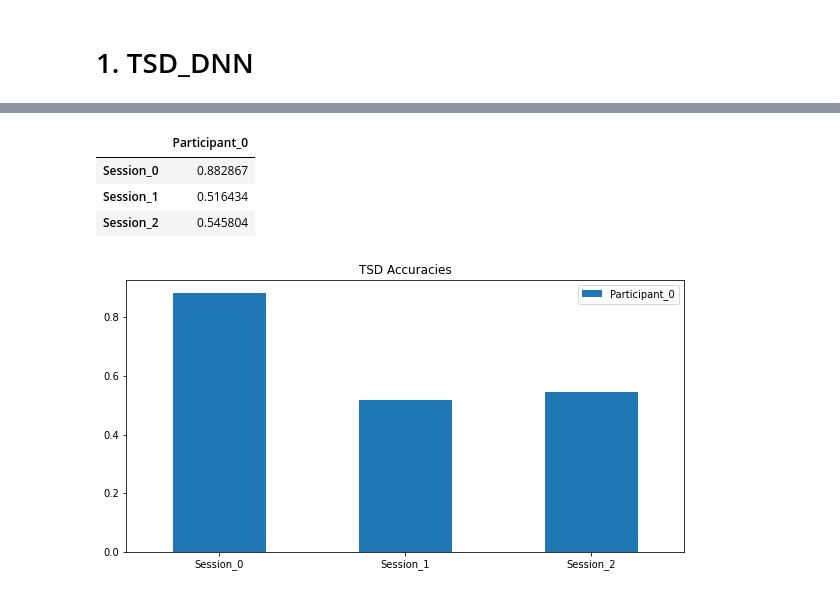
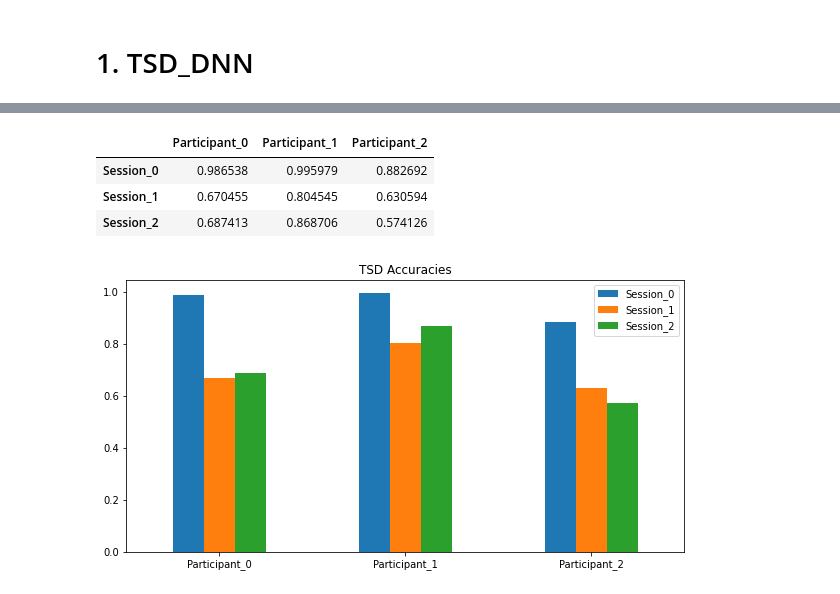
Before and after one commit to aonai/long_term_myo_notes, a Jupyter notebook: test_code/test_on_myo.ipynb, the cells around one changed output, grey strips where cells are left out. Cells and saved outputs as stored; diff of their text form; code cells hidden in the pictures.

```diff
--- a/test_code/test_on_myo.ipynb
+++ b/test_code/test_on_myo.ipynb
@@ -122,17 +87,17 @@ results = np.load(results_filename, allow_pickle=True)
 TSD_acc = results[0]
 TSD_acc_overall = np.mean(TSD_acc)
 TSD_df = pd.DataFrame(TSD_acc.transpose(),
-                       index = [f'Session_{i}' for i in range(TSD_acc.shape[0])],
-                        columns = [f'Participant_{j}' for j in range(1)])
+                       index = [f'Session_{i}' for i in range(TSD_acc.shape[1])],
+                        columns = [f'Participant_{j}' for j in range(TSD_acc.shape[0])])
 TSD_df
 # %% [output]
-|  | Participant_0 |
-| Session_0 | 0.882867 |
-| Session_1 | 0.516434 |
-| Session_2 | 0.545804 |
+|  | Participant_0 | Participant_1 | Participant_2 |
+| Session_0 | 0.986538 | 0.995979 | 0.882692 |
+| Session_1 | 0.670455 | 0.804545 | 0.630594 |
+| Session_2 | 0.687413 | 0.868706 | 0.574126 |
 # %%
-TSD_df.plot.bar(rot=0, figsize=(10,5))
+TSD_df.transpose().plot.bar(rot=0, figsize=(10,5))
 plt.title("TSD Accuracies")
 plt.show()
 # %% [output]
-[figure, old version]
+[figure, new version]
```
Also changed, not shown: parts of 4 cells of this notebook, 5 other files.
